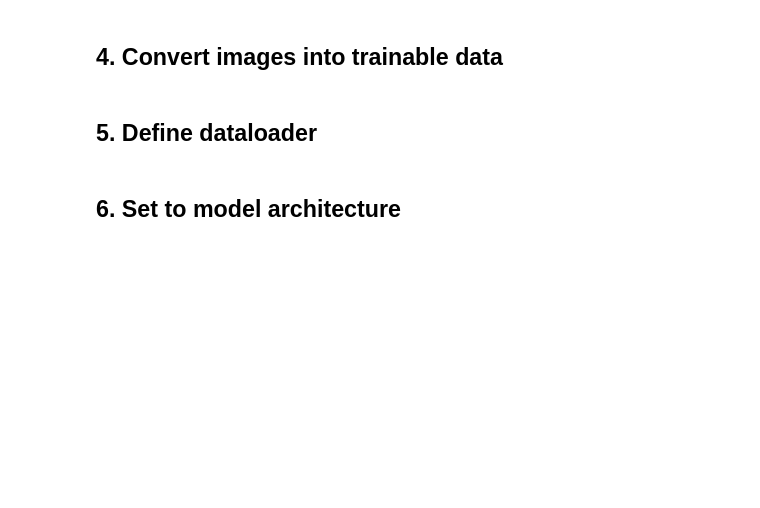
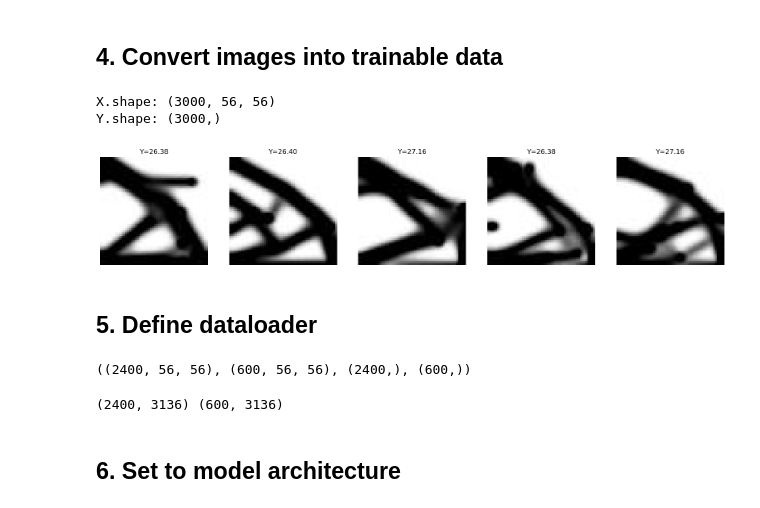
Before and after one commit to Lee-juchan/DL2, a Jupyter notebook: AE.ipynb, the cells around one changed output. Cells and saved outputs as stored; diff of their text form; code cells hidden in the pictures; blank space fills up the shorter version.

```diff
--- a/AE.ipynb
+++ b/AE.ipynb
@@ -8,0 +41,6 @@
+# %%
+''' path '''
+data_path = os.path.join(os.getcwd(), 'dataset')
+model_path = os.path.join(os.getcwd(), 'model')
+
+data_path, model_path
@@ -117,13 +103,35 @@ print('X.shape:',np.shape(X),'Y.shape:',np.shape(Y))
+# %%
+''' load data '''
+src = os.path.join(data_path, 'data_3000')
+files = os.listdir(src)
+
+
+X,Y = [],[]
+
+for file in files:
+    X.append(img_read(src, file) / 255.0)   # normalize
+    Y.append(float(file[:-4]))              # label -> file name
+
+X = np.array(X)
+Y = np.array(Y)
+
+print('X.shape:', X.shape)
+print('Y.shape:', Y.shape)
+# %% [output]
+X.shape: (3000, 56, 56)
+Y.shape: (3000,)
 # %%
-# display images
+# check images
 fig = plt.figure(figsize=(20,10))
 nplot = 5
 
-for i in range(1,nplot+1):
-    ax = fig.add_subplot(1,nplot,i)
-    ax.imshow(X[i, :, :],cmap = plt.cm.bone)
-    ax.set_title(f"Y {Y[i]:.2f}")
+for i in range(1, nplot+1):
+    ax = fig.add_subplot(1, nplot, i)
+    ax.imshow(X[i,:,:], cmap='gray')
+    ax.set_title(f"Y={Y[i]:.2f}")
     ax.axis('off')
 plt.show()
+# %% [output]
+[figure, added]
 # %% [markdown]
 ## 5. Define dataloader
@@ -152,3 +138,25 @@ test_labels = torch.tensor(test_labels, dtype=torch.float32)   # don't need to u
+# %%
+''' train test split '''
+X_tr, X_ts, Y_tr, Y_ts = train_test_split(X,Y, test_size=0.2, random_state=1, shuffle=True)
+
+X_tr.shape, X_ts.shape, Y_tr.shape,Y_ts.shape
+# %% [output]
+((2400, 56, 56), (600, 56, 56), (2400,), (600,))
+# %%
+# reshape (flatten)
+X_tr = X_tr.reshape(-1, np.prod(X_tr.shape[1:])) # (2400, 56, 56) -> (2400, 56*56)
+X_ts = X_ts.reshape(-1, np.prod(X_ts.shape[1:]))
+
+print(X_tr.shape,X_ts.shape)
+
+
+# convert to Tensor
+X_tr = torch.tensor(X_tr, dtype=torch.float32).to(device)
+Y_tr = torch.tensor(Y_tr, dtype=torch.float32)
+X_ts = torch.tensor(X_ts, dtype=torch.float32).to(device)
+Y_ts = torch.tensor(Y_ts, dtype=torch.float32)
+# %% [output]
+(2400, 3136) (600, 3136)
 # %% [markdown]
 ## 6. Set to model architecture
 # %%
```
Also changed, not shown: parts of 13 cells of this notebook.
